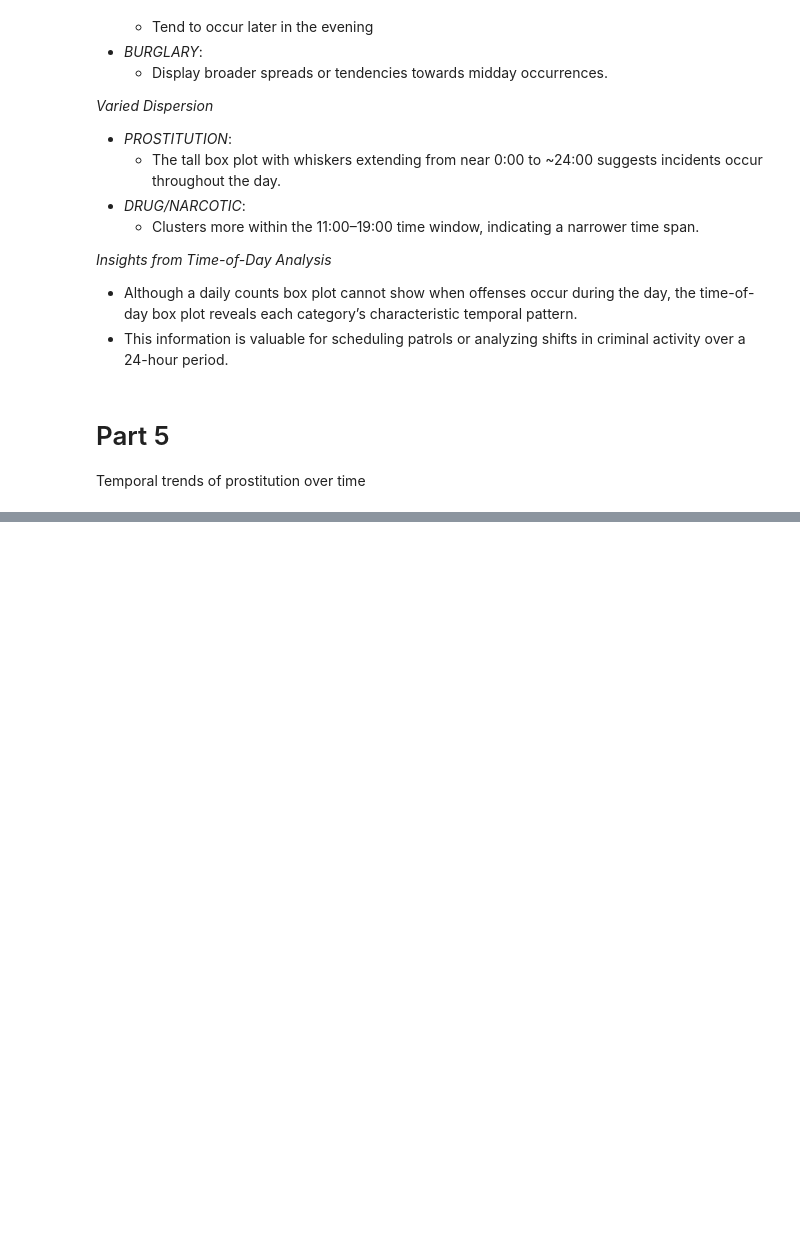
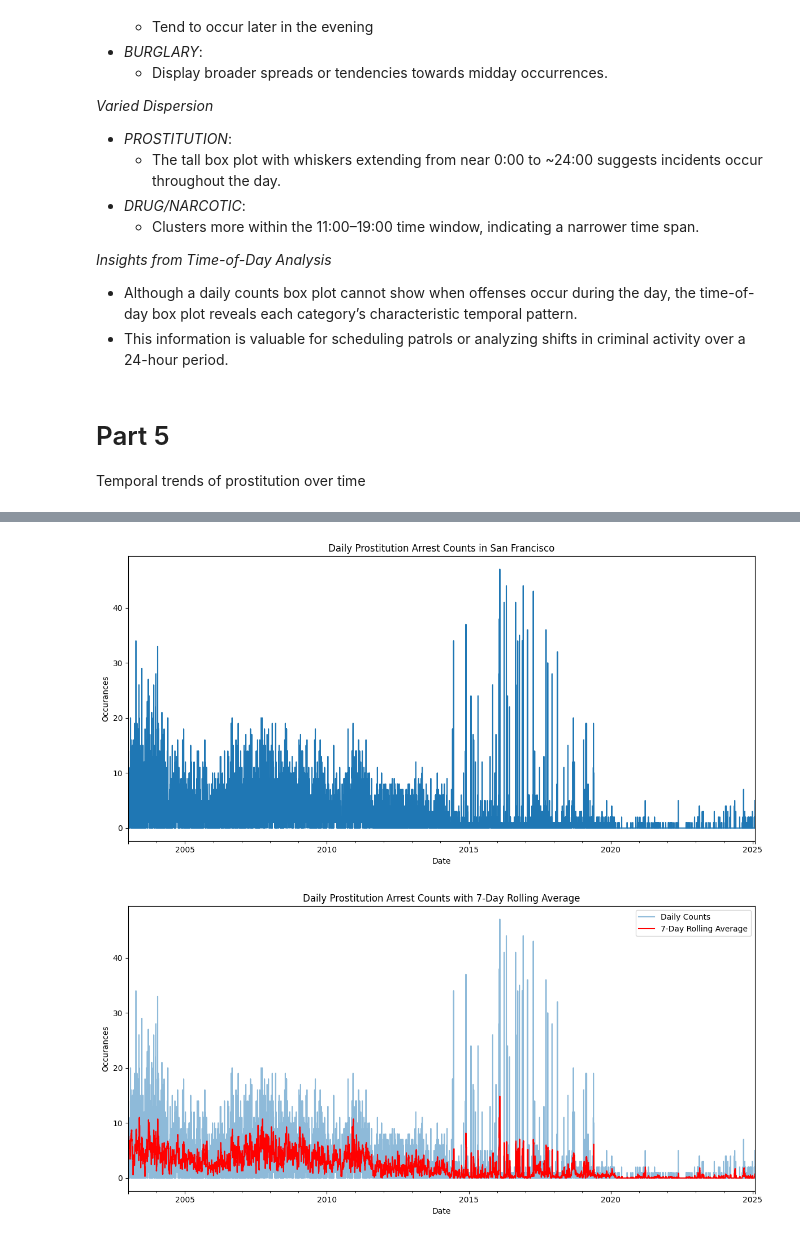
Before and after one commit to LeoItaly/social-data-visualization-2025, a Jupyter notebook: Assignment/Assignment1_final.ipynb, the cells around one changed output, grey strips where cells are left out. Drawn from its saved outputs; the diff is of its cells as text; code cells hidden in the pictures; blank space fills up the shorter version.

```diff
--- a/Assignment/Assignment1_final.ipynb
+++ b/Assignment/Assignment1_final.ipynb
@@ -733,0 +849,30 @@ Temporal trends of prostitution over time
+# %%
+prostitution_data_Date_index = prostitution_data.set_index('Date')
+
+# Resample the data by day (counting the number of crimes per day).
+daily_counts = prostitution_data_Date_index.resample('D').size()
+
+# Plot the daily counts.
+plt.figure(figsize=(12, 6))
+daily_counts.plot()
+plt.xlabel('Date')
+plt.ylabel('Occurances')
+plt.title('Daily Prostitution Arrest Counts in San Francisco')
+plt.tight_layout()
+plt.show()
+
+# For smoothing, you might compute a rolling average, say over 7 days:
+rolling_avg = daily_counts.rolling(window=7).mean()
+
+plt.figure(figsize=(12, 6))
+daily_counts.plot(alpha=0.5, label='Daily Counts')
+rolling_avg.plot(color='red', label='7-Day Rolling Average')
+plt.xlabel('Date')
+plt.ylabel('Occurances')
+plt.title('Daily Prostitution Arrest Counts with 7-Day Rolling Average')
+plt.legend()
+plt.tight_layout()
+plt.show()
+# %% [output]
+[figure, added]
+[figure, added]
```
Also changed, not shown: parts of 15 cells of this notebook.
